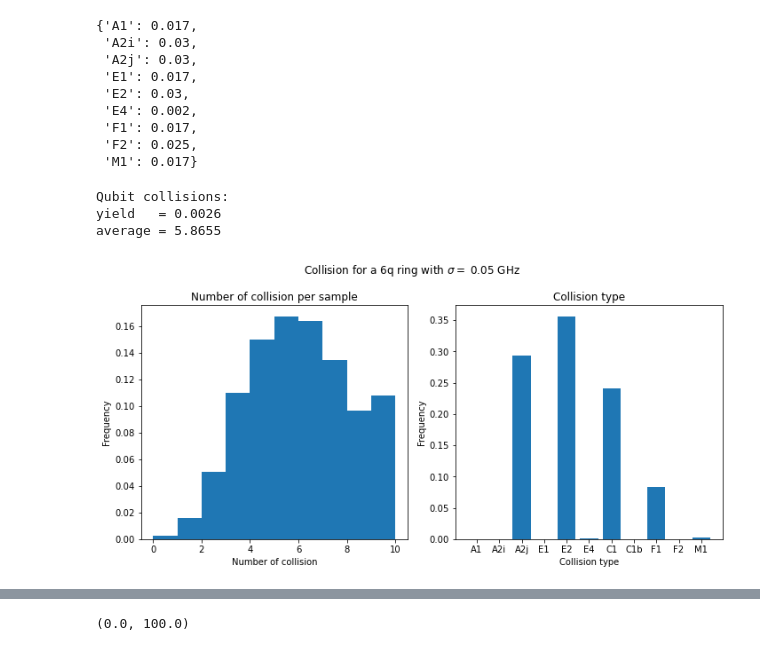
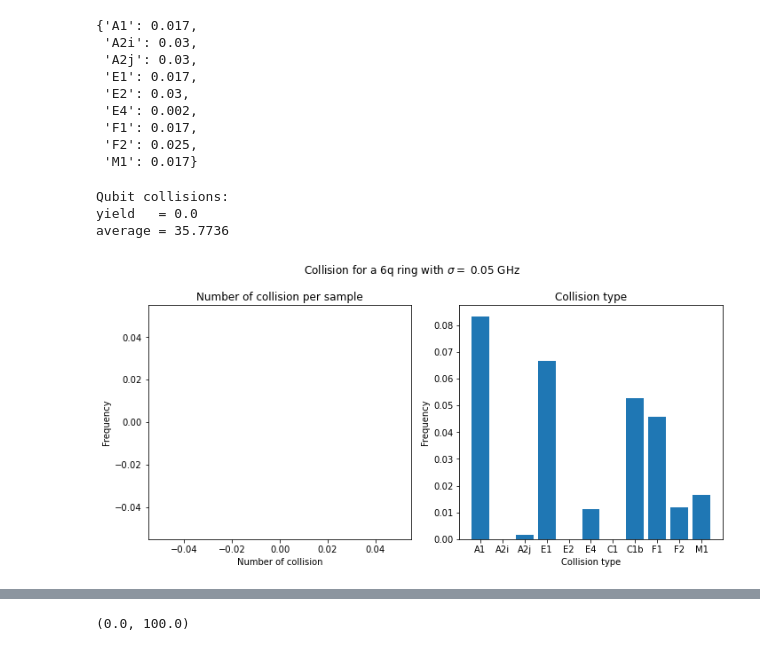
Before and after one commit to AlMrvn/frequency-allocation, a Jupyter notebook: yield_newformat.ipynb, the cells around one changed output, grey strips where cells are left out. Saved outputs shown, nothing was run; the diff lists cells and outputs as text; code cells hidden in the pictures.

Commit message:
Adapting the check collision script

```diff
--- a/yield_newformat.ipynb
+++ b/yield_newformat.ipynb
@@ -13,7 +17,7 @@ from yield_mc_simulation import *
 # %%
 import csv
 
-path = "solutions/opt v2/option_2/"
+path = "solutions/google/"
 
 freqs = []
 with open(path + 'freqs.csv', 'r') as file:
@@ -38,12 +42,23 @@ freqs_d = np.array(freqs_d)
 # %%
 # thresholds
 d = np.array([0.017, 0.03 , 0.03 , 0.017, 0.03 , 0.002, 0.017, 0.025, 0.017])
+# %%
+edge_list = []
+
+freqs_d = []
+with open(path + 'drive_freqs.csv', 'r') as file:
+    reader = csv.reader(file)
+    for row in reader:
+        edge = (int(row[0][1:]), int(row[1][:-1]))
+        edge_list.append(edge)
+        freqs_d.append(float(row[-1]))
+freqs_d = np.array(freqs_d)
 # %% [markdown]
 ## Helper function
 # %%
 from frequency_graph import FrequencyGraph
 # %%
-G = FrequencyGraph([(0, 1), (1, 2),(2, 3), (4, 3), (5, 4), (0, 5)], freqs, a, f_drive=freqs_d, cz=False)
-# G.check_constraint(d, qutrit=False)
+G = FrequencyGraph(edge_list, freqs, a, f_drive=freqs_d, cz=False)
+G.check_constraint(d, qutrit=False)
 G.plot()
 # %% [output]
@@ -82,43 +89,55 @@ cr_keys = ['A1', 'A2i', 'A2j', "E1", "E2", "E4","C1", "C1b", "F1", "F2", "M1"]
 cstr_key = cr_keys
 # cstr_key = None
 # %%
+# parametrization
+Nsamples = 10000
+sigma = 0.05
+
 fig, axs = plt.subplots(1, 2, figsize=(10, 5))
 
 # plot of the yield
 ax = axs[0]
-collisions, c, idx_len = G.get_collision(d_dict, sigma=0.05, qutrit=False, cstr=cstr_key)
+collisions, c, idx_list, constraints = G.get_collision(d_dict, sigma=sigma, qutrit=False, cstr=cstr_key, Nsamples=Nsamples)
+
+idx_len = [len(idx) for idx in idx_list]
+cstr_list = []
+for ct, ilen in zip(constraints, idx_len):
+    cstr_list += [ct]*ilen
+
+
 ax.hist(collisions, bins=[0, 1, 2, 3, 4, 5, 6, 7, 8, 9, 10], density=True)
+# ax.hist(collisions, density=True)
 
 #legend
 ax.set_xlabel("Number of collision")
 ax.set_ylabel("Frequency")
 ax.set_title("Number of collision per sample")
 
 print("Qubit collisions:")
 print(f"yield   = {np.sum(collisions==0)/len(collisions)}")
 print(f"average = {np.sum(collisions)/len(collisions)}")
 
 # histogram of the type of errors
 ax = axs[1]
 c = np.array(c)
 cc = np.sum(~np.array(c), axis=1)
 v = [sum(idx_len[:k]) for k in range(len(idx_len)+1)]
-col = np.array([np.mean(cc[v[i]: v[i+1]]) for i in range(len(v)-1)])/10000
+col = np.array([np.mean(cc[v[i]: v[i+1]]) for i in range(len(v)-1)])/NSamples
 
 ax.bar(np.arange(11), col)
 ax.set_xticks(np.arange(11))
 ax.set_xticklabels(cr_keys)
 
 ax.set_xlabel('Collision type')
 ax.set_ylabel('Frequency')
 
 ax.set_title("Collision type")
 
-fig.suptitle("Collision for a 6q ring with $\sigma=$ 0.05 GHz")
+fig.suptitle(f"Collision for a 6q ring with $\sigma=$ {sigma} GHz")
 
 fig.tight_layout()
 # %% [output]
 Qubit collisions:
-yield   = 0.0026
-average = 5.8655
+yield   = 0.0
+average = 35.7736
-[figure, old version]
+[figure, new version]
```
Also changed, not shown: parts of 18 cells of this notebook, 3 other files.
